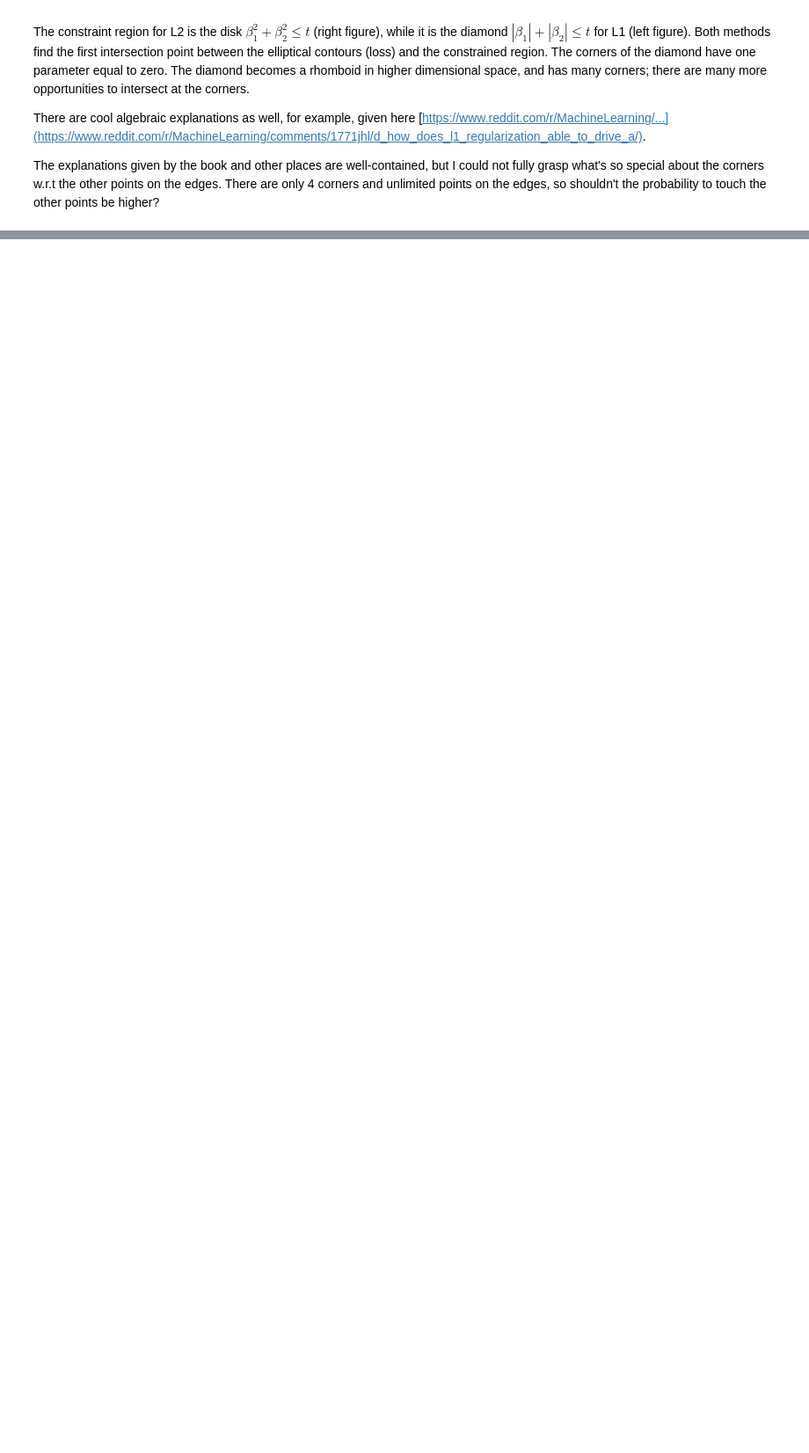
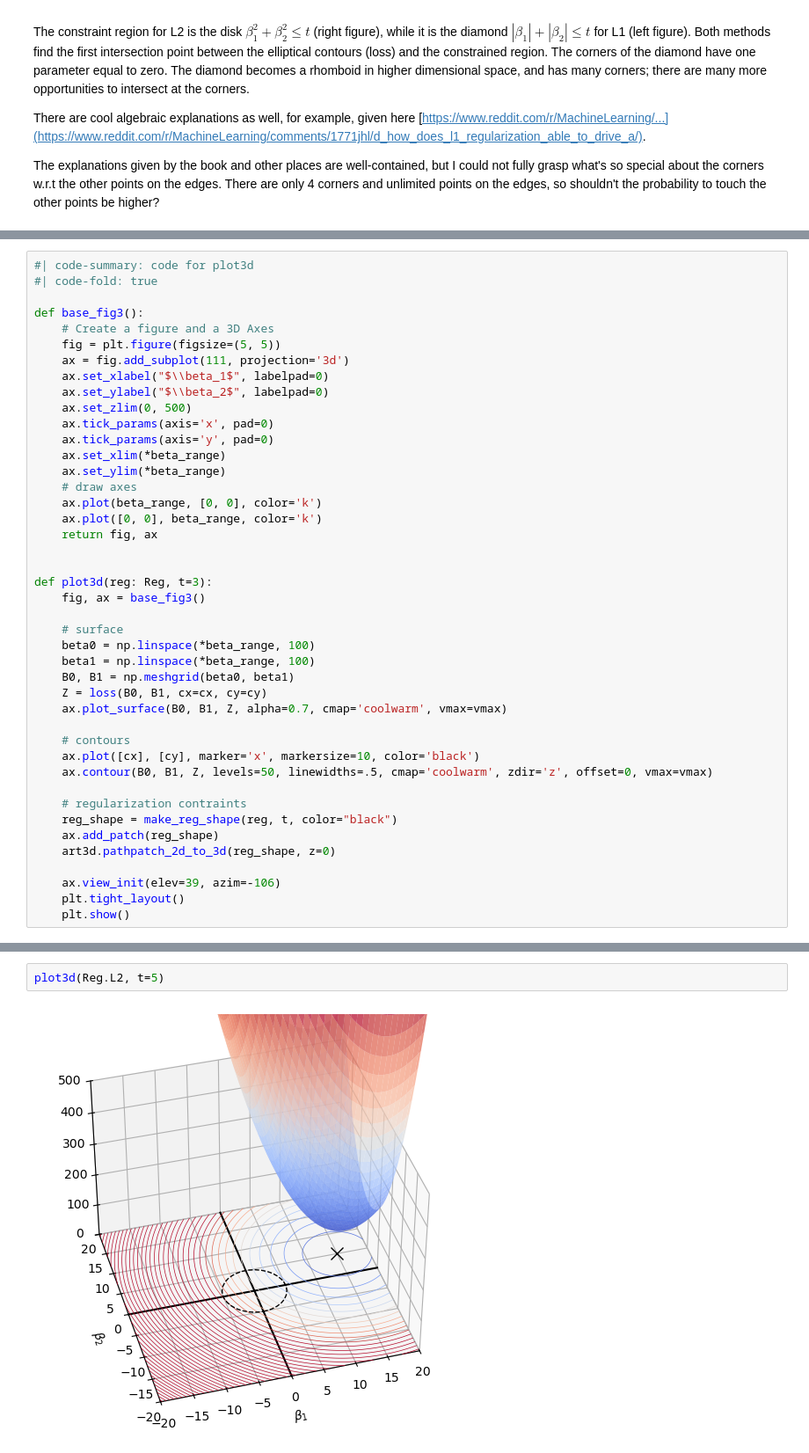
Before and after one commit to maitbayev/maitbayev.github.io, a Jupyter notebook: posts/why-l1-loss-encourage-coefficients-to-shrink-to-zero/index.ipynb, the cells around one changed output, grey strips where cells are left out. Shown: that part at 88% size. Saved outputs shown, nothing was run; the diff lists cells and outputs as text; blank space fills up the shorter version.

```diff
--- a/posts/why-l1-loss-encourage-coefficients-to-shrink-to-zero/index.ipynb
+++ b/posts/why-l1-loss-encourage-coefficients-to-shrink-to-zero/index.ipynb
@@ -88,0 +130,43 @@ The explanations given by the book and other places are well-contained, but I co
+# %%
+#| code-summary: code for plot3d
+#| code-fold: true
+
+def base_fig3():
+    # Create a figure and a 3D Axes
+    fig = plt.figure(figsize=(5, 5))
+    ax = fig.add_subplot(111, projection='3d')
+    ax.set_xlabel("$\\beta_1$", labelpad=0)
+    ax.set_ylabel("$\\beta_2$", labelpad=0)
+    ax.set_zlim(0, 500)
+    ax.tick_params(axis='x', pad=0)
+    ax.tick_params(axis='y', pad=0)
+    ax.set_xlim(*beta_range)
+    ax.set_ylim(*beta_range)
+    # draw axes
+    ax.plot(beta_range, [0, 0], color='k')
+    ax.plot([0, 0], beta_range, color='k')
+    return fig, ax
+
+
+def plot3d(reg: Reg, t=3):
+    fig, ax = base_fig3()
+
+    # surface
+    beta0 = np.linspace(*beta_range, 100)
+    beta1 = np.linspace(*beta_range, 100)
+    B0, B1 = np.meshgrid(beta0, beta1)
+    Z = loss(B0, B1, cx=cx, cy=cy)
+    ax.plot_surface(B0, B1, Z, alpha=0.7, cmap='coolwarm', vmax=vmax)
+
+    # contours
+    ax.plot([cx], [cy], marker='x', markersize=10, color='black')
+    ax.contour(B0, B1, Z, levels=50, linewidths=.5, cmap='coolwarm', zdir='z', offset=0, vmax=vmax)
+
+    # regularization contraints
+    reg_shape = make_reg_shape(reg, t, color="black")
+    ax.add_patch(reg_shape)
+    art3d.pathpatch_2d_to_3d(reg_shape, z=0)
+
+    ax.view_init(elev=39, azim=-106)
+    plt.tight_layout()
+    plt.show()
@@ -138,0 +183,4 @@ plot3d(t=5, cx=10, cy=5)
+# %%
+plot3d(Reg.L2, t=5)
+# %% [output]
+[figure, added]
```
Also changed, not shown: parts of 16 cells of this notebook, 10 other files.
